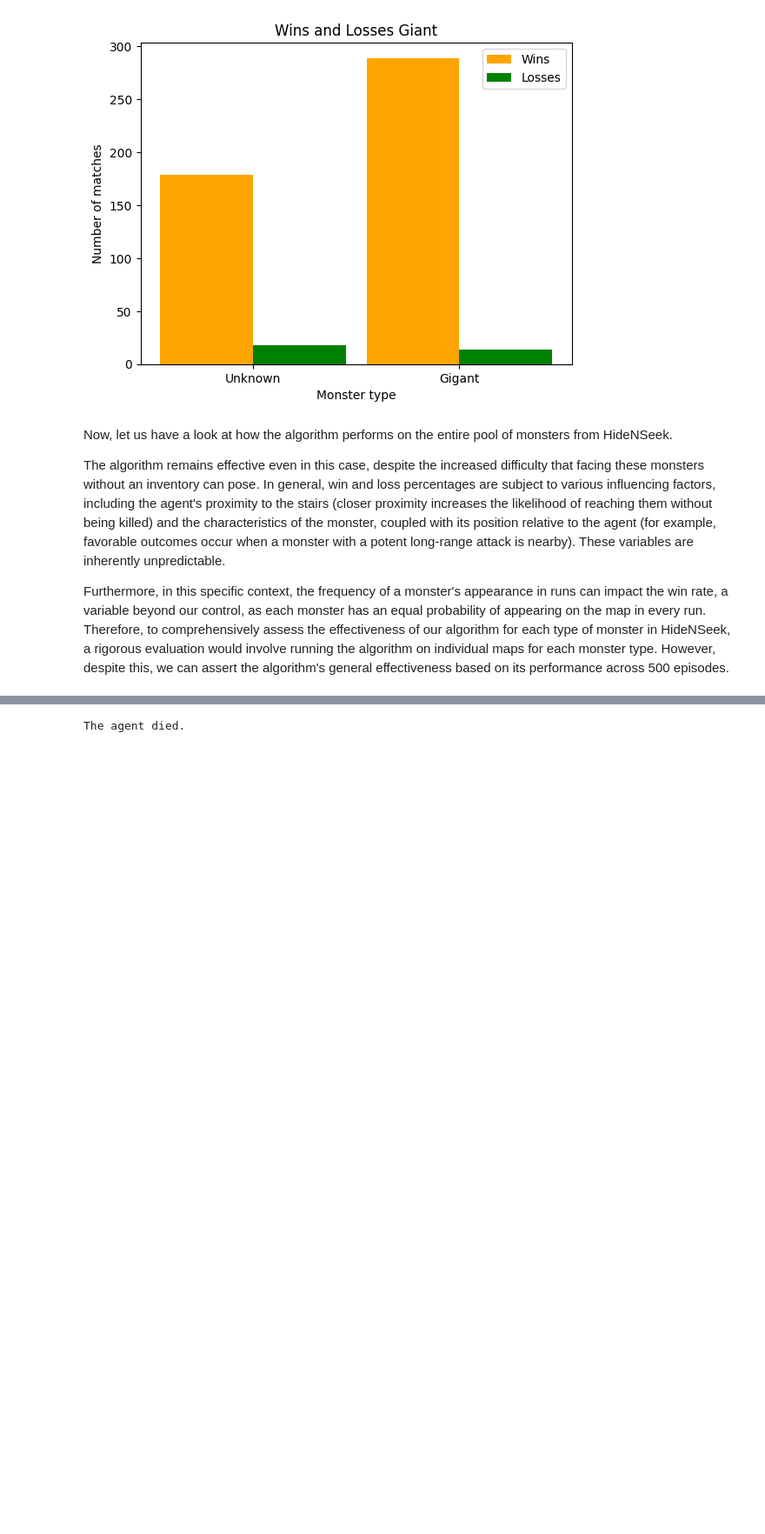
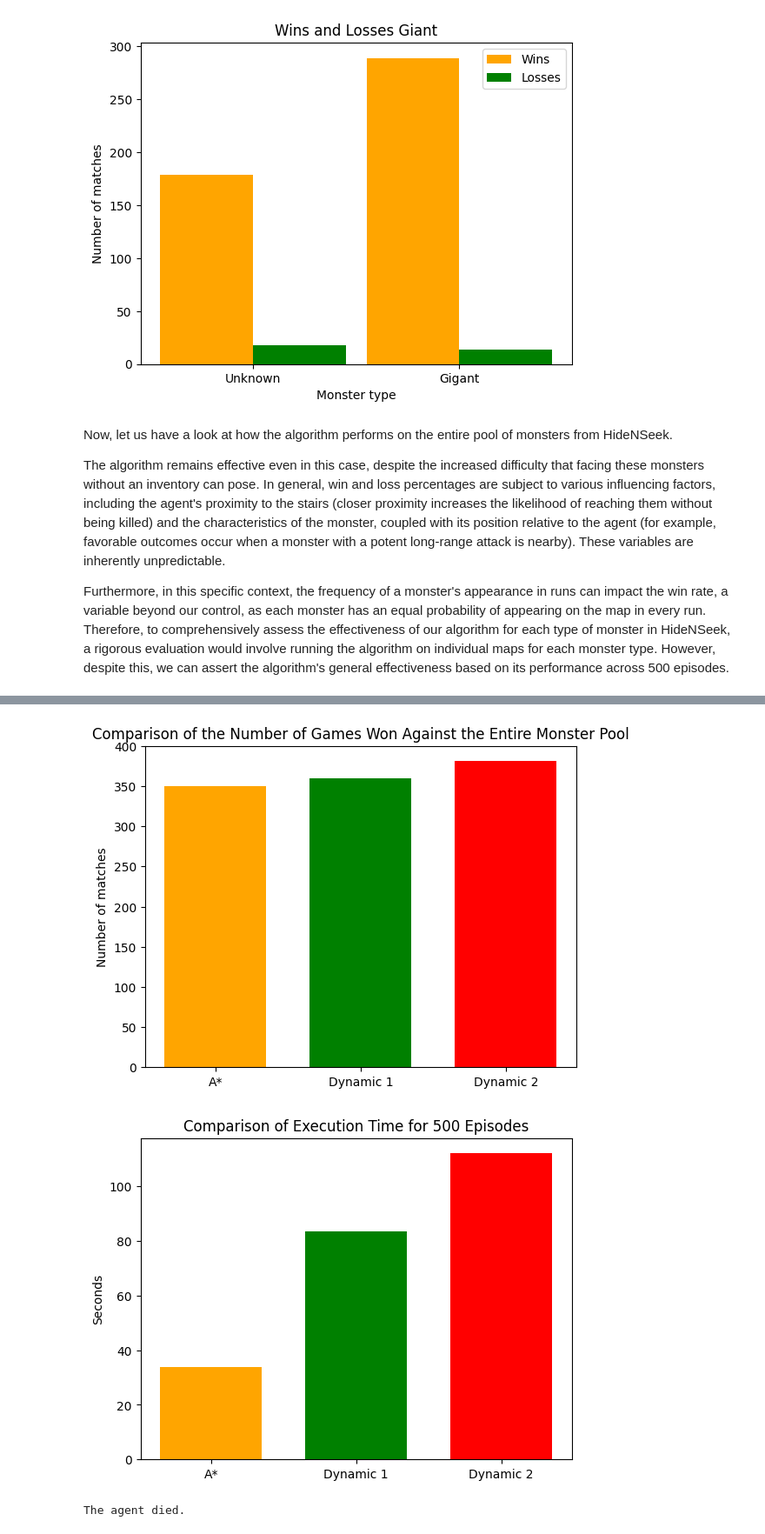
Before and after one commit to Nsivaa/AIF, a Jupyter notebook: search-features_v2.ipynb, the cells around one changed output, grey strips where cells are left out. Shown at 87% size. Cells and saved outputs as stored; diff of their text form; code cells hidden in the pictures; blank space fills up the shorter version.

```diff
--- a/search-features_v2.ipynb
+++ b/search-features_v2.ipynb
@@ -234,3 +280,32 @@ plot(monsters_win, "2", 0.35, labels, "Number of matches", "Wins and Losses all
+# %%
+#Monster pool
+env = gym.make("MiniHack-HideNSeek-Mapped-v0", observation_keys=["chars", "pixel", "colors"])
+
+start_time = time.time()
+#STATIC
+win1 = simple_evaluation(env, precision="base", dynamic=False, steps = 500)
+end_time = time.time()
+astar = end_time - start_time
+
+#DYNAMIC1
+start_time = time.time()
+win2 = simple_evaluation(env, precision="base", dynamic=True, steps = 500)
+end_time = time.time()
+dynamic1 = end_time - start_time
+
+#DYNAMIC2
+start_time = time.time()
+win3 = simple_evaluation(env, precision="advanced", dynamic=True, steps = 500)
+end_time = time.time()
+dynamic2 = end_time - start_time
+
+
+plot([win1, win2, win3], "1", 0.70, ["A*", "Dynamic 1", "Dynamic 2"], "Number of matches", "Comparison of the Number of Games Won Against the Entire Monster Pool")
+
+plot([astar, dynamic1, dynamic2], "1", 0.70, ["A*", "Dynamic 1", "Dynamic 2"], "Seconds", "Comparison of Execution Time for 500 Episodes")
+# %% [output]
+[figure, added]
+[figure, added]
 # %%
 ml = [x for x in monsters_loss if x != None]
 np.unique(ml, return_counts=True)
```
Also changed, not shown: parts of 13 cells of this notebook, 2 other files.
